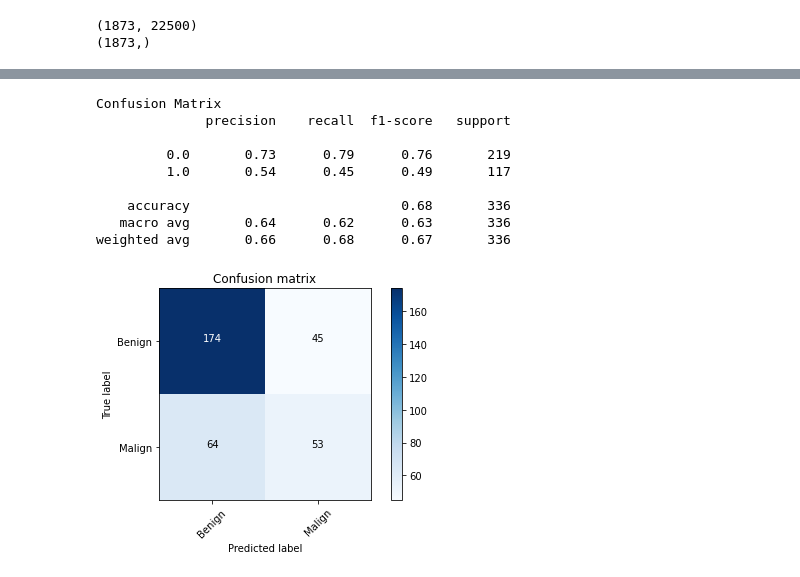
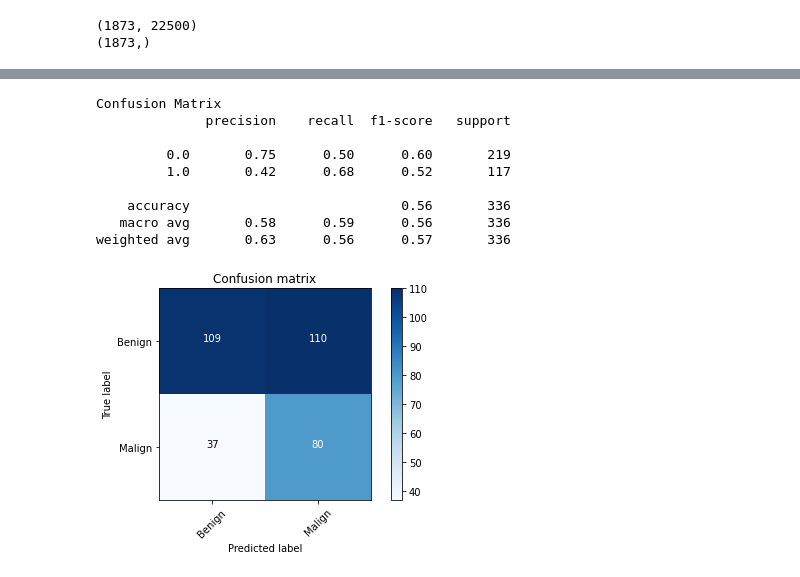
Before and after one commit to MarshaGomez/CNN-Medical-Imaging-Analysis, a Jupyter notebook: Code/Scratch_CNN_benign_vs_malign.ipynb, the cells around one changed output, grey strips where cells are left out. Drawn from its saved outputs; the diff is of its cells as text; code cells hidden in the pictures.

```diff
--- a/Code/Scratch_CNN_benign_vs_malign.ipynb
+++ b/Code/Scratch_CNN_benign_vs_malign.ipynb
@@ -395,6 +479,15 @@ for batch, labels_batch in train_datagen.flow(train_images, train_labels, batch_
 # %%
+METRICS = [
+      metrics.BinaryAccuracy(name='acc'),
+      #metrics.Precision(name='malign_precision'),
+      #metrics.Recall(name='malign_recall'),
+      #metrics.AUC(name='auc'),
+      #metrics.TruePositives(name= "TP"),
+      #metrics.TrueNegatives(name= "TN")
+]
+
 es = tf.keras.callbacks.EarlyStopping(
-     monitor='val_loss', patience=20, verbose=0,
+     monitor='val_acc', patience=40, verbose=0,
      mode='auto', restore_best_weights=True
 )
 
@@ -406,7 +499,7 @@ model_checkpoint_callback = tf.keras.callbacks.ModelCheckpoint(
     mode='max',
     save_best_only=True)
 
-def build_model(loss_function, eval_metric=["acc"]):
+def build_model(loss_function, eval_metric=METRICS):
   model = models.Sequential()
   model.add(layers.Conv2D(32, (3, 3), activation='relu', input_shape=(150, 150, 1)))
   model.add(layers.MaxPooling2D((2, 2)))
@@ -423,8 +516,8 @@ def build_model(loss_function, eval_metric=["acc"]):
   model.add(layers.Dense(1, activation='sigmoid'))
 
   model.compile(loss=loss_function,
-              optimizer=optimizers.RMSprop(lr=1e-4), # lr = 0.0001
-              metrics=["acc"])
+              optimizer=optimizers.Adam(lr=1e-4), # lr = 0.0001
+              metrics=METRICS)
 
   return model
 
@@ -1113,0 +1594,2 @@ train_images_split, valid_images_split, train_labels_split, valid_labels_split =
+# %%
+train_images_split, valid_images_split, train_labels_split, valid_labels_split = init_data()
@@ -1347,0 +1857,2 @@ train_images_split, valid_images_split, train_labels_split, valid_labels_split =
+# %%
+train_images_split, valid_images_split, train_labels_split, valid_labels_split = init_data()
@@ -1413,8 +1930,9 @@ train_datagen = ImageDataGenerator(
     horizontal_flip=True,
     fill_mode='nearest')
 # %%
-scale_factor = 2        # malign_samples/benign_samples ratio
-train_images_SMOTE, y_res = oversample_augmentation(train_images_SMOTE, y_res, scale_factor)
+scale_factor_b = 1        # malign_samples/benign_samples ratio
+scale_factor_m = 1.7
+train_images_SMOTE, y_res = oversample_augmentation(train_images_SMOTE, y_res, scale_factor_m, scale_factor_b)
 
 print(train_images_SMOTE.shape)
 print(y_res.shape)
@@ -1497,26 +2023,26 @@ plt.show()
 # %%
-model_7.load_weights(checkpoint_filepath)
+#model_7.load_weights(checkpoint_filepath)
 classes = ["Benign", "Malign"]
 plt_7 = plot_confusion_matrix(model_7,
                       classes,
                       test_images,
                       test_labels,
                       title='Confusion matrix',
                       cmap=plt.cm.Blues)
 
 #save plot
 plt_7.savefig(os.path.join(PLOTS_PATH, 'model_7_CM.png'))
 # %% [output]
 Confusion Matrix
               precision    recall  f1-score   support
 
-         0.0       0.73      0.79      0.76       219
-         1.0       0.54      0.45      0.49       117
+         0.0       0.75      0.50      0.60       219
+         1.0       0.42      0.68      0.52       117
 
-    accuracy                           0.68       336
-   macro avg       0.64      0.62      0.63       336
-weighted avg       0.66      0.68      0.67       336
+    accuracy                           0.56       336
+   macro avg       0.58      0.59      0.56       336
+weighted avg       0.63      0.56      0.57       336
-[figure, old version]
+[figure, new version]
 # %%
 test_loss, test_acc = model_7.evaluate(test_datagen.flow(test_images,
                                                        test_labels,
```
Also changed, not shown: parts of 140 cells of this notebook.
